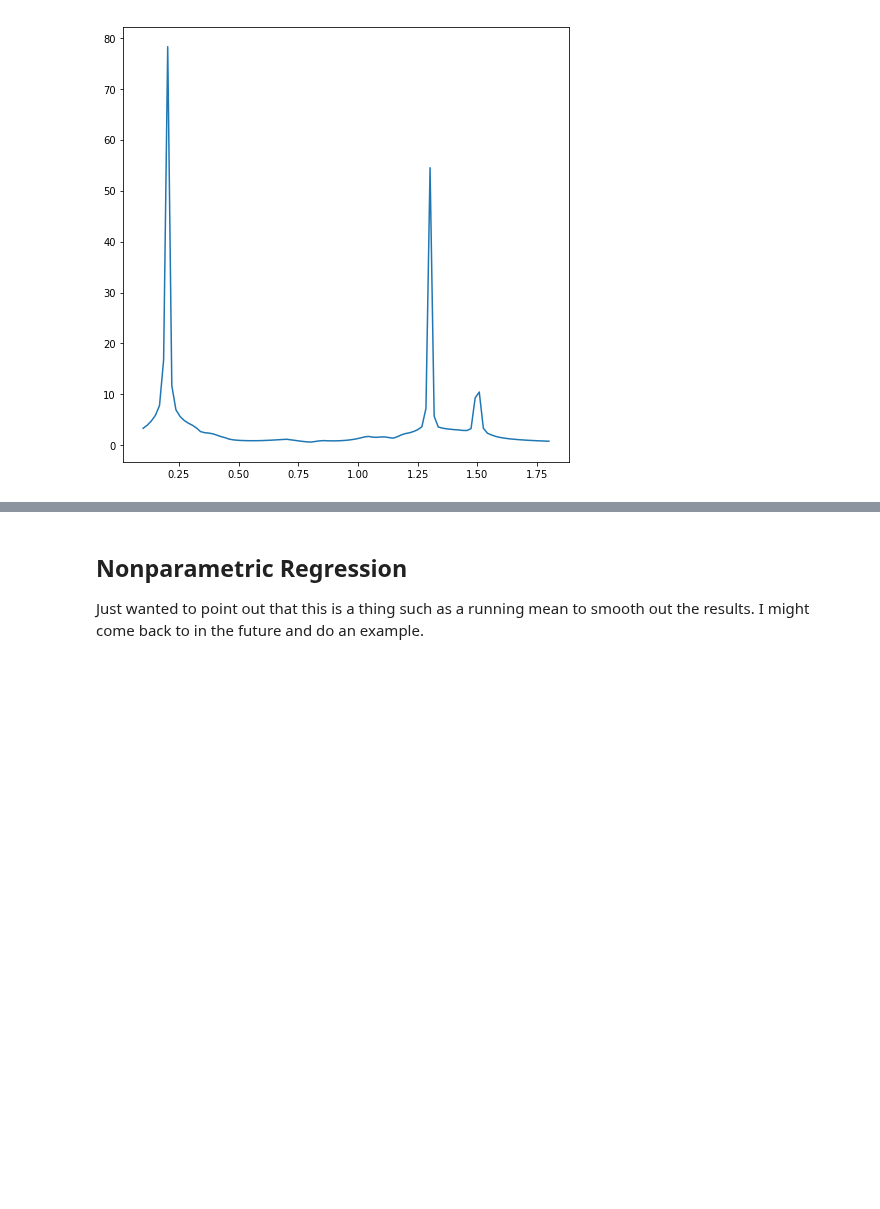
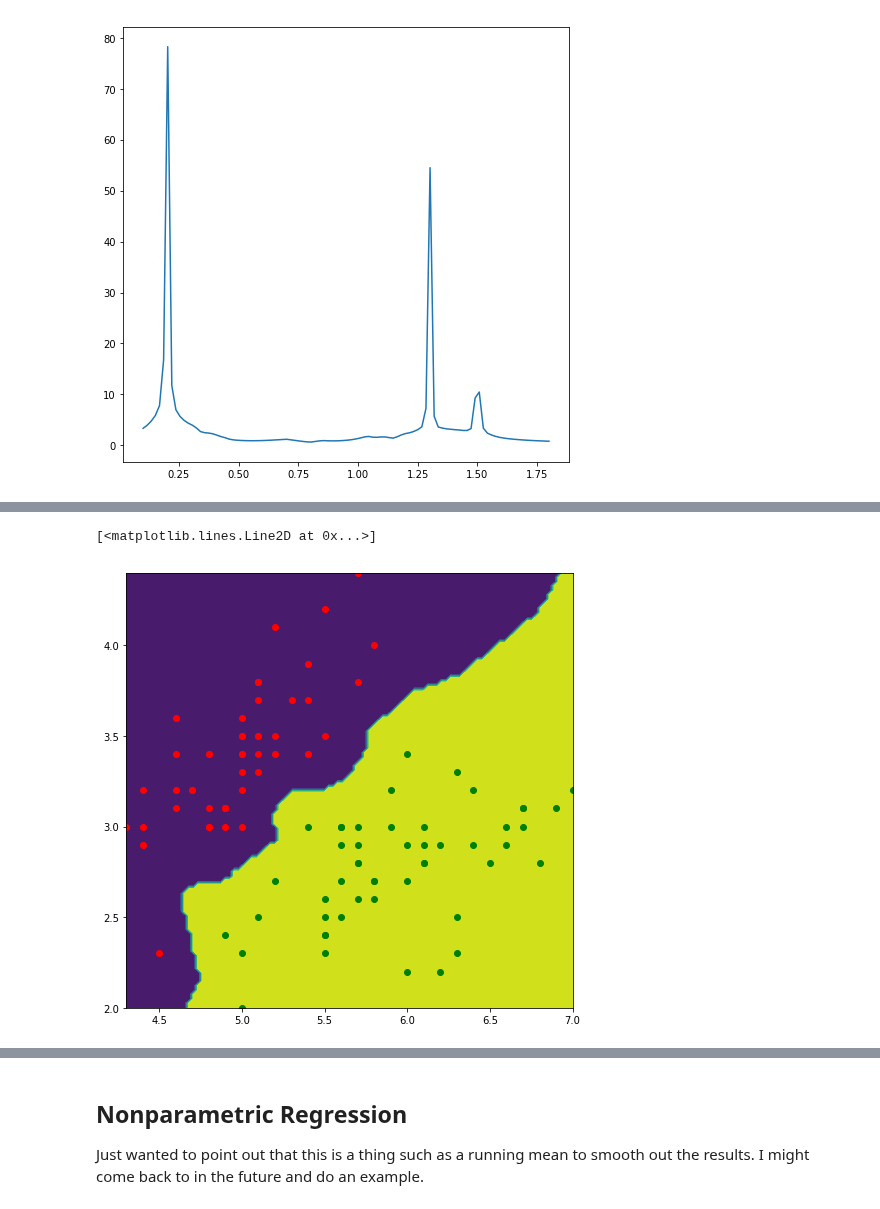
Before and after one commit to Aiden0/machine_learning, a Jupyter notebook: Machine Learning Notebook/4_Kernel_density_estimates.ipynb, the cells around one changed output, grey strips where cells are left out. Cells and saved outputs as stored; diff of their text form; code cells hidden in the pictures; blank space fills up the shorter version.

```diff
--- a/Machine Learning Notebook/4_Kernel_density_estimates.ipynb
+++ b/Machine Learning Notebook/4_Kernel_density_estimates.ipynb
@@ -242,0 +276,47 @@ axes2.plot(x,prior)
+# %%
+#First 2 features
+X=iris.data[:, 0:2]
+Y=iris.target
+#only first 2 classes
+X=X[Y!=2]
+Y=Y[Y!=2]
+
+#number of pts
+k=5
+
+#grid of data pts x
+x, y = np.meshgrid(np.linspace(min(X[:,0]),max(X[:,0]),100), np.linspace(min(X[:,1]),max(X[:,1]),100))
+
+#reshape data to 1D array for ease to use
+xy = np.zeros((100**2,2))
+xy[:,0],xy[:,1] = x.reshape(-1,),y.reshape(-1,)
+
+# distance/norm function |x-xk|
+def dist(X,x):
+    return np.linalg.norm(X-x,axis=1)
+
+
+#Given a certain pt x, determine which class it belongs too
+def vote(k,x):
+    #determine all dists with data model X
+    #& sort to smallest dist up to k pts and return indices
+    inds = np.argsort(dist(X,x))[:k]
+    # how many pts belong to class 1 (classes either 0 or 1)
+    Ki = len(np.where(Y[inds] == 1)[0])
+    #Vote to see which class won
+    if Ki/k > 0.5:
+        return 1
+    else:
+        return 0
+
+#Get votes of every xy data pt
+Z = np.array([vote(k,xj) for xj in xy]).reshape(100,100)
+
+#Plot
+fig, axes = plt.subplots(figsize=(8, 8))
+axes.contourf(x, y, Z)
+axes.plot(X[:,0][Y==0],X[:,1][Y==0],'ro')
+axes.plot(X[:,0][Y==1],X[:,1][Y==1],'go')
+# %% [output]
+[<matplotlib.lines.Line2D at 0x...>]
+[figure, added]
```
Also changed, not shown: parts of 9 cells of this notebook.
